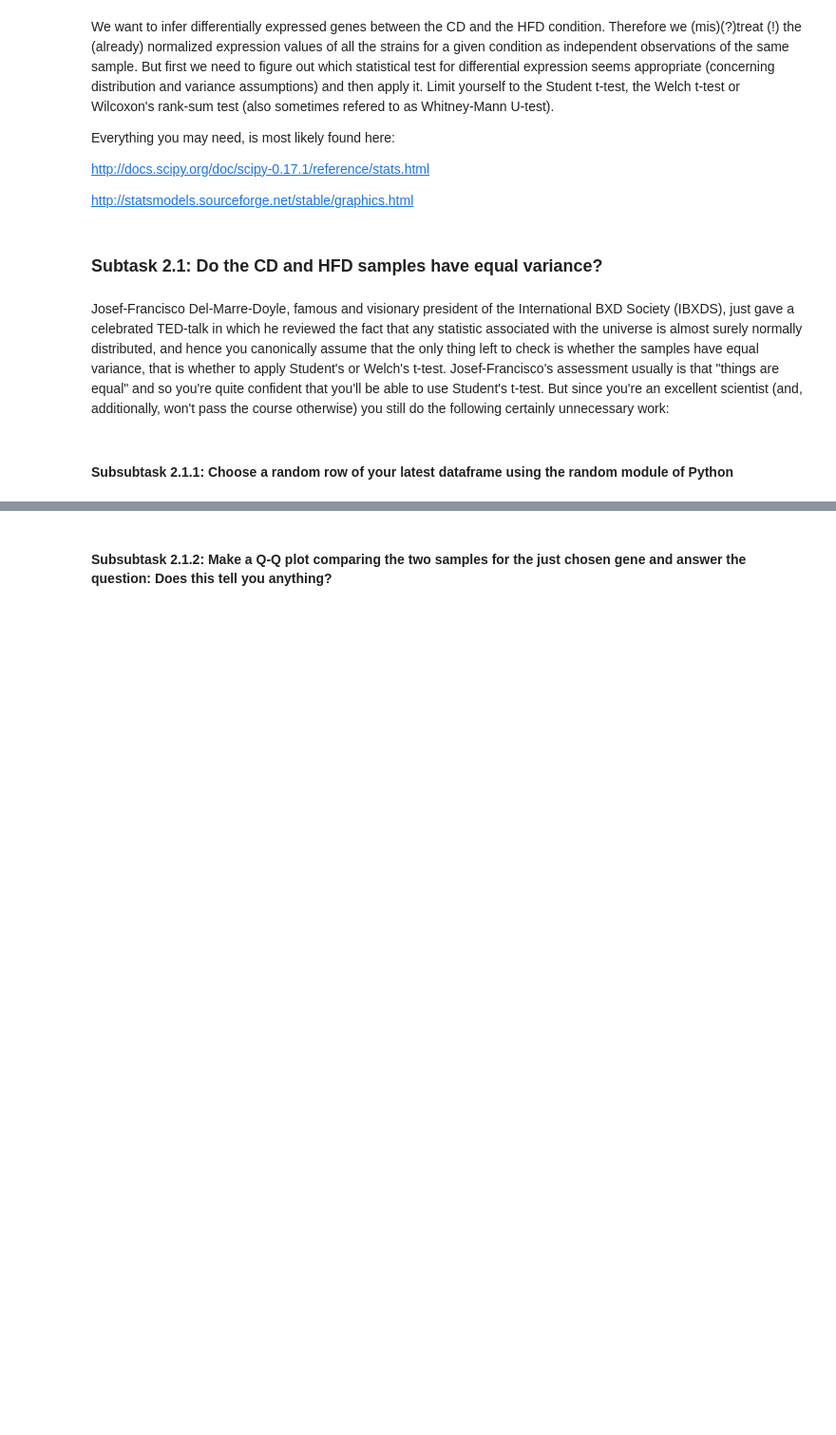
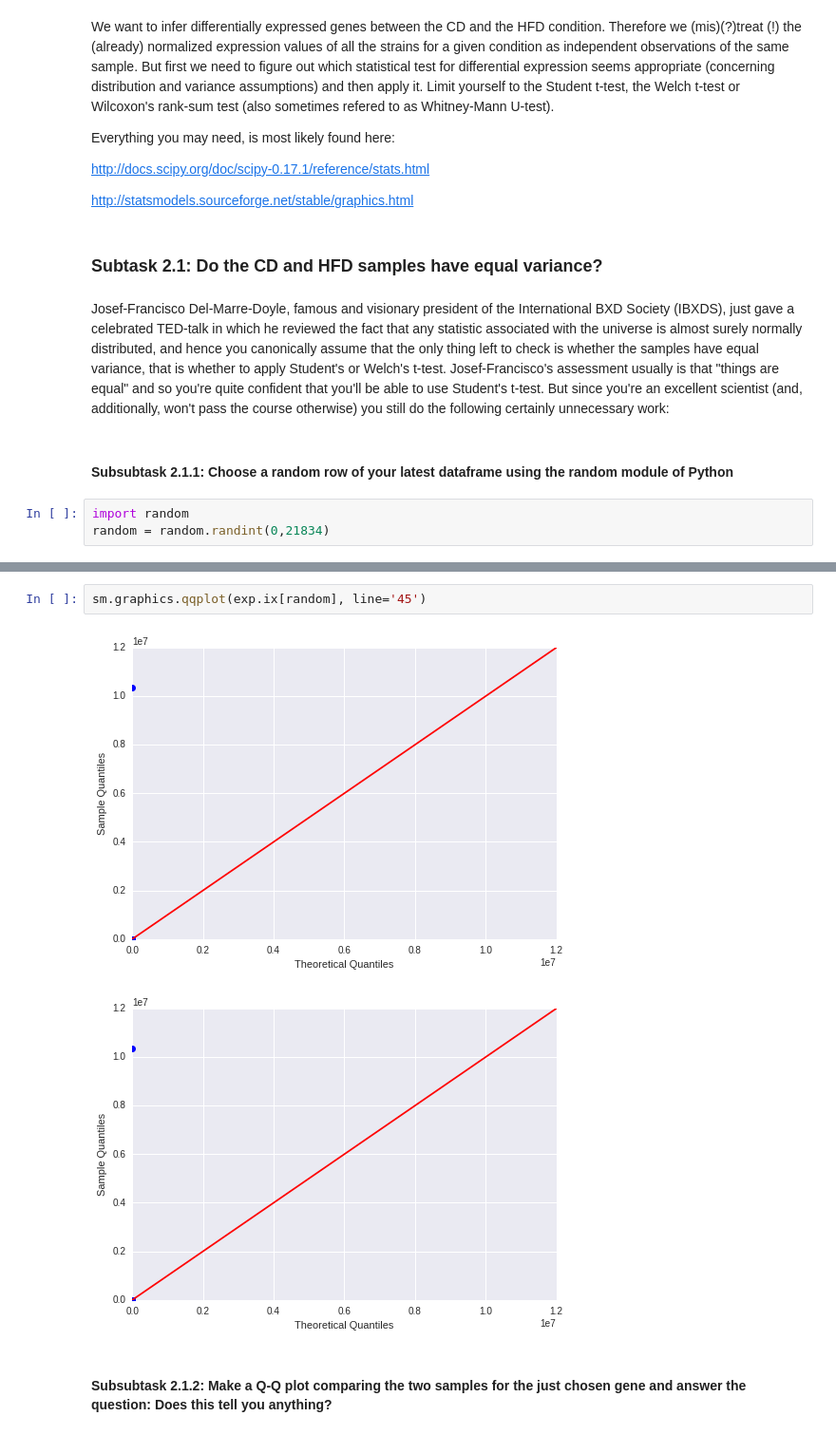
Before and after one commit to lucass122/Integrated_Bioinformatics, a Jupyter notebook: notebooks/DayX_DE_Analysis.ipynb, the cells around one changed output, grey strips where cells are left out. Shown: that part at 95% size. Saved outputs shown, nothing was run; the diff lists cells and outputs as text; blank space fills up the shorter version.

```diff
--- a/notebooks/DayX_DE_Analysis.ipynb
+++ b/notebooks/DayX_DE_Analysis.ipynb
@@ -128,3 +158,6 @@ http://statsmodels.sourceforge.net/stable/graphics.html
 Josef-Francisco Del-Marre-Doyle, famous and visionary president of the International BXD Society (IBXDS), just gave a celebrated TED-talk in which he reviewed the fact that any statistic associated with the universe is almost surely normally distributed, and hence you canonically assume that the only thing left to check is whether the samples have equal variance, that is whether to apply Student's or Welch's t-test. Josef-Francisco's assessment usually is that "things are equal" and so you're quite confident that you'll be able to use Student's t-test. But since you're an excellent scientist (and, additionally, won't pass the course otherwise) you still do the following certainly unnecessary work:
 # %% [markdown]
 #### Subsubtask 2.1.1: Choose a random row of your latest dataframe using the random module of Python
+# %%
+import random
+random = random.randint(0,21834)
@@ -131,2 +167,7 @@ Josef-Francisco Del-Marre-Doyle, famous and visionary president of the Internati
+# %%
+sm.graphics.qqplot(exp.ix[random], line='45')
+# %% [output]
+[figure, added]
+[figure, added]
 # %% [markdown]
 #### Subsubtask 2.1.2: Make a Q-Q plot comparing the two samples for the just chosen gene and answer the question: Does this tell you anything?
```
Also changed, not shown: parts of 56 cells of this notebook, 1 other file.
